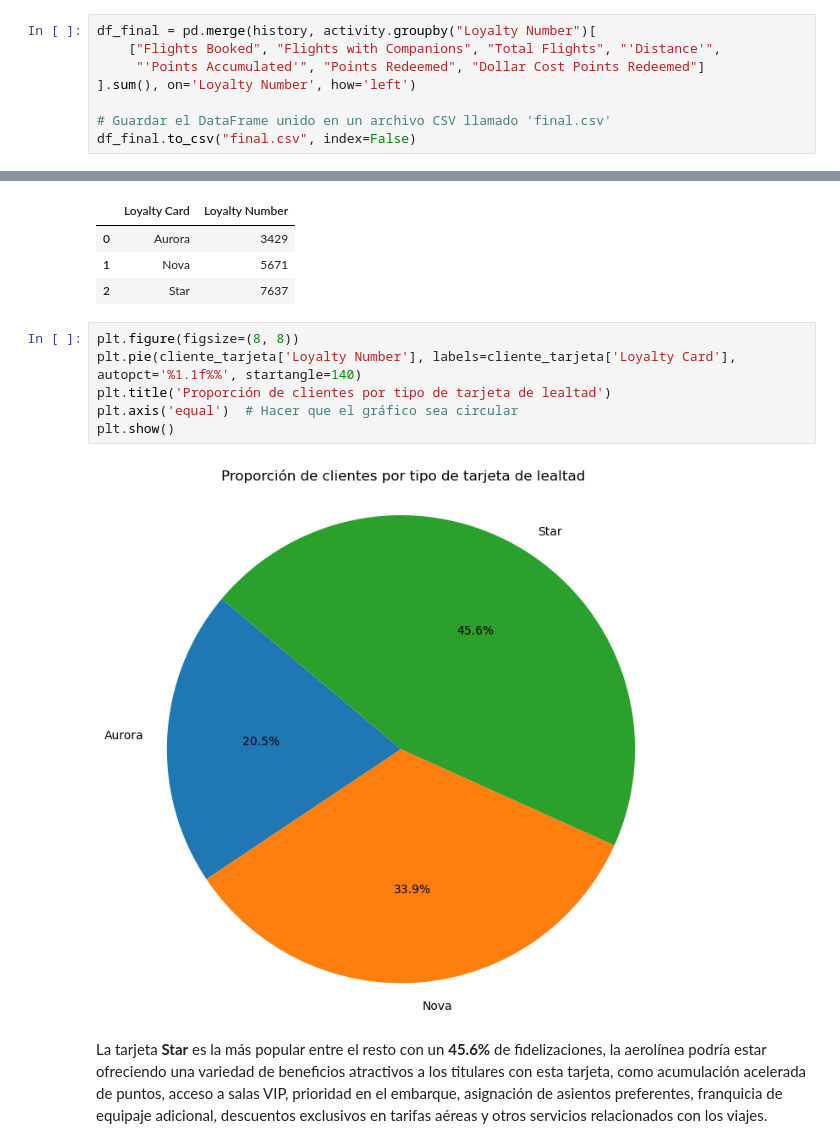
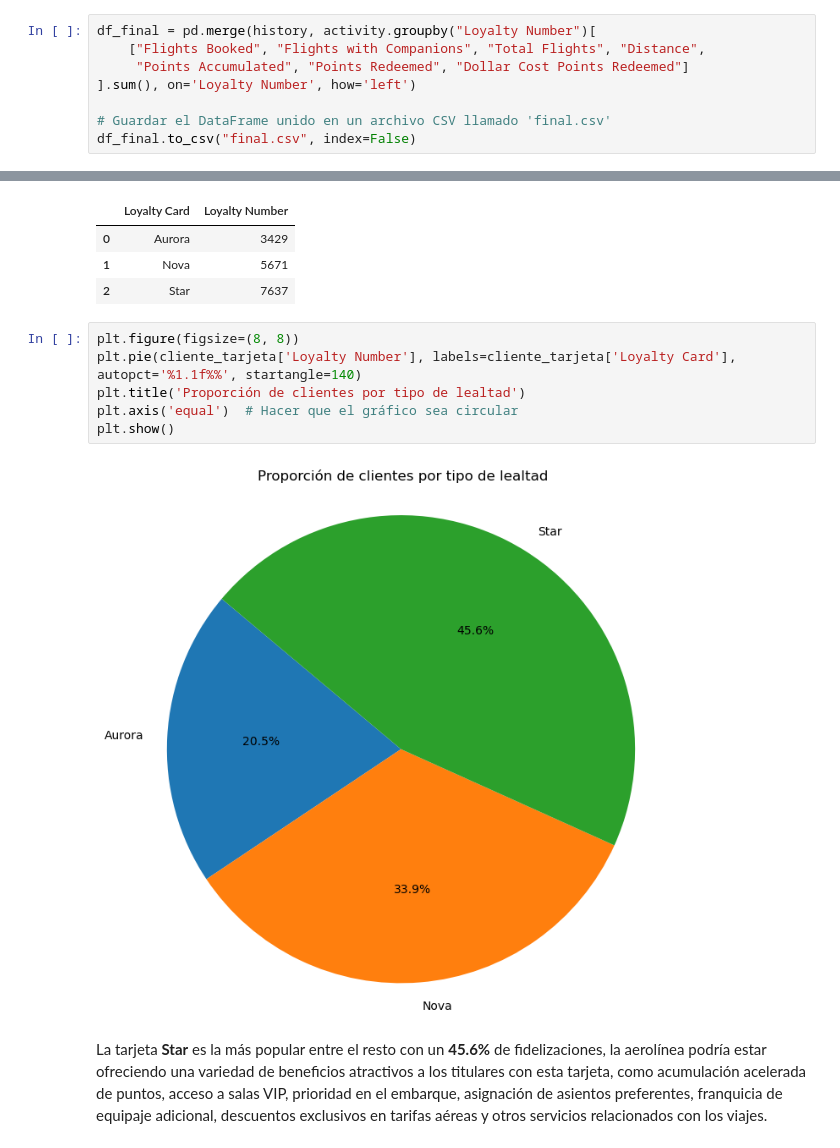
Before and after one commit to Adalab/bda-modulo-3-evaluacion-final-LauraGenesis, a Jupyter notebook: funciones.ipynb, the cells around one changed output, grey strips where cells are left out. Drawn from its saved outputs; the diff is of its cells as text.

```diff
--- a/funciones.ipynb
+++ b/funciones.ipynb
@@ -146,8 +181,8 @@ salary_college.isnull().sum()
 ## Union y Limpieza
 # %%
 df_final = pd.merge(history, activity.groupby("Loyalty Number")[
-    ["Flights Booked", "Flights with Companions", "Total Flights", "'Distance'",
-     "'Points Accumulated'", "Points Redeemed", "Dollar Cost Points Redeemed"]
+    ["Flights Booked", "Flights with Companions", "Total Flights", "Distance",
+     "Points Accumulated", "Points Redeemed", "Dollar Cost Points Redeemed"]
 ].sum(), on='Loyalty Number', how='left')
 
 # Guardar el DataFrame unido en un archivo CSV llamado 'final.csv'
@@ -381,11 +477,11 @@ cliente_tarjeta
 # %%
 plt.figure(figsize=(8, 8))
 plt.pie(cliente_tarjeta['Loyalty Number'], labels=cliente_tarjeta['Loyalty Card'], autopct='%1.1f%%', startangle=140)
-plt.title('Proporción de clientes por tipo de tarjeta de lealtad')
+plt.title('Proporción de clientes por tipo de lealtad')
 plt.axis('equal')  # Hacer que el gráfico sea circular
 plt.show()
 # %% [output]
-[figure, old version]
+[figure, new version]
 # %% [markdown]
 La tarjeta **Star** es la más popular entre el resto con un **45.6%** de fidelizaciones, la aerolínea podría estar ofreciendo una variedad de beneficios atractivos a los titulares con esta tarjeta, como acumulación acelerada de puntos, acceso a salas VIP, prioridad en el embarque, asignación de asientos preferentes, franquicia de equipaje adicional, descuentos exclusivos en tarifas aéreas y otros servicios relacionados con los viajes.
 # %% [markdown]
```
Also changed, not shown: parts of 17 cells of this notebook.
